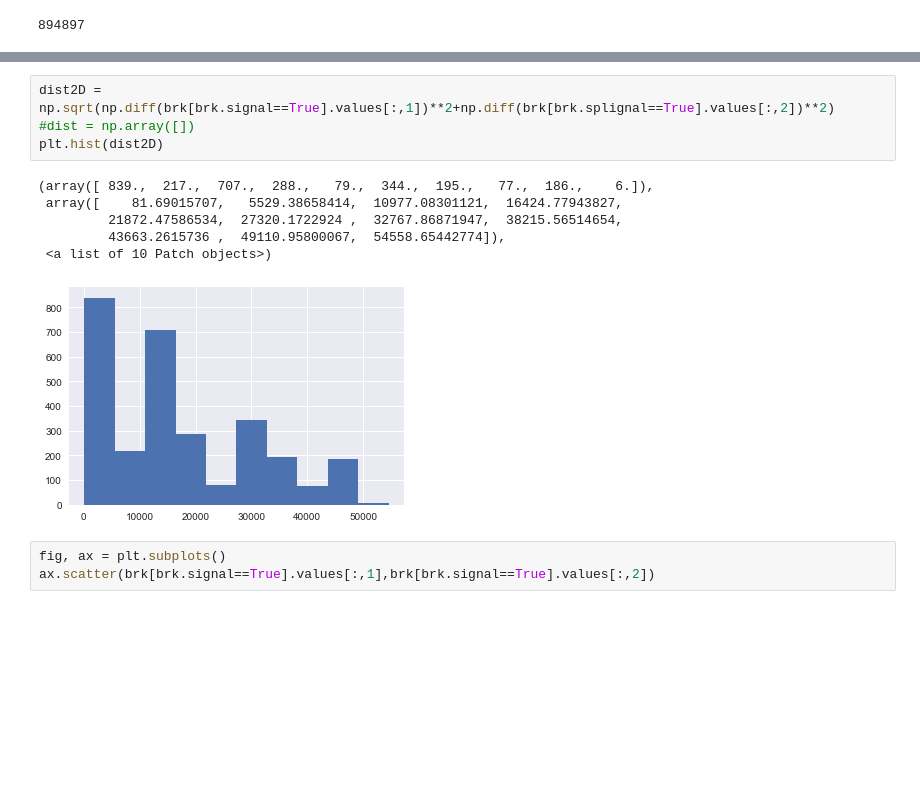
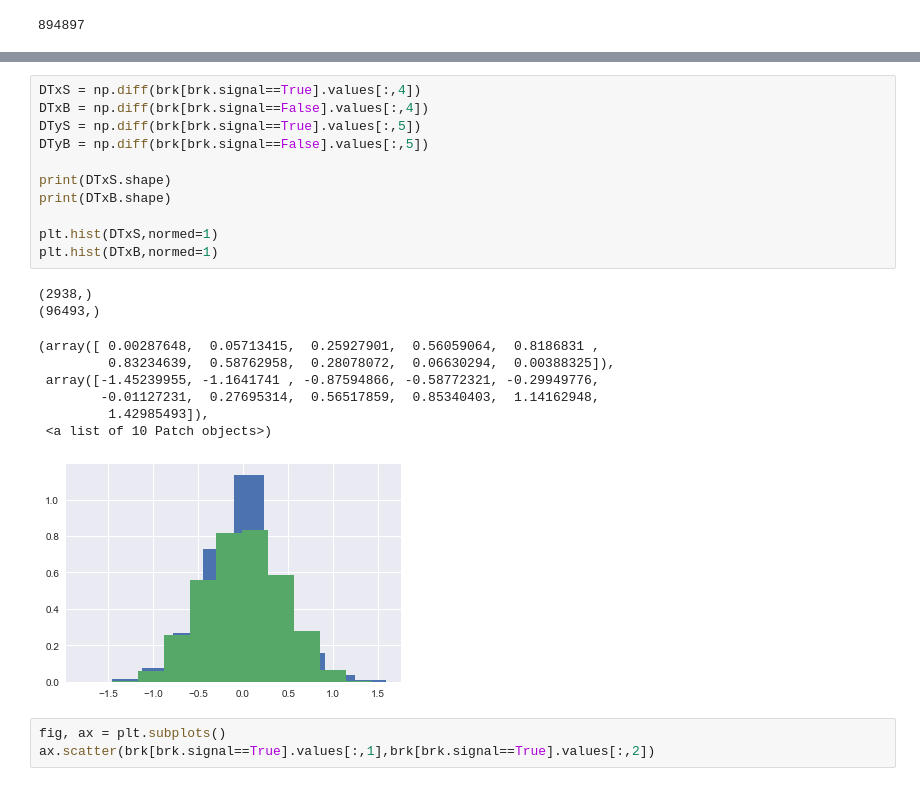
Before and after one commit to abuonaura/mlhep2017, a Jupyter notebook: Competition2.ipynb, the cells around one changed output, grey strips where cells are left out. Saved outputs shown, nothing was run; the diff lists cells and outputs as text; blank space fills up the shorter version.

```diff
--- a/Competition2.ipynb
+++ b/Competition2.ipynb
@@ -106,14 +123,24 @@ plt.hist(dist)
-# %%
-dist2D = np.sqrt(np.diff(brk[brk.signal==True].values[:,1])**2+np.diff(brk[brk.splignal==True].values[:,2])**2)
-#dist = np.array([])
-plt.hist(dist2D)
-# %% [output]
-(array([ 839.,  217.,  707.,  288.,   79.,  344.,  195.,   77.,  186.,    6.]),
- array([    81.69015707,   5529.38658414,  10977.08301121,  16424.77943827,
-         21872.47586534,  27320.1722924 ,  32767.86871947,  38215.56514654,
-         43663.2615736 ,  49110.95800067,  54558.65442774]),
- <a list of 10 Patch objects>)
-[figure, removed]
+# %%
+DTxS = np.diff(brk[brk.signal==True].values[:,4])
+DTxB = np.diff(brk[brk.signal==False].values[:,4])
+DTyS = np.diff(brk[brk.signal==True].values[:,5])
+DTyB = np.diff(brk[brk.signal==False].values[:,5])
+
+print(DTxS.shape)
+print(DTxB.shape)
+
+plt.hist(DTxS,normed=1)
+plt.hist(DTxB,normed=1)
+# %% [output]
+(2938,)
+(96493,)
+(array([ 0.00287648,  0.05713415,  0.25927901,  0.56059064,  0.8186831 ,
+         0.83234639,  0.58762958,  0.28078072,  0.06630294,  0.00388325]),
+ array([-1.45239955, -1.1641741 , -0.87594866, -0.58772321, -0.29949776,
+        -0.01127231,  0.27695314,  0.56517859,  0.85340403,  1.14162948,
+         1.42985493]),
+ <a list of 10 Patch objects>)
+[figure, added]
 # %%
 fig, ax = plt.subplots()
 ax.scatter(brk[brk.signal==True].values[:,1],brk[brk.signal==True].values[:,2])
```
Also changed, not shown: parts of 6 cells of this notebook.
